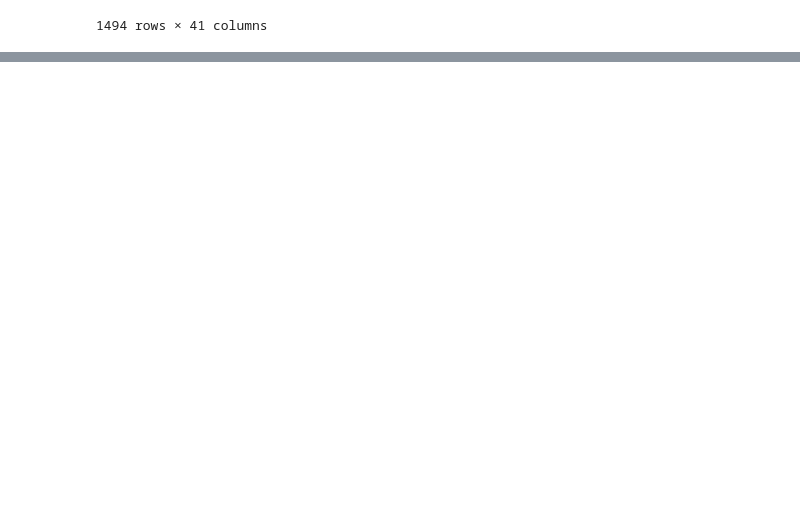
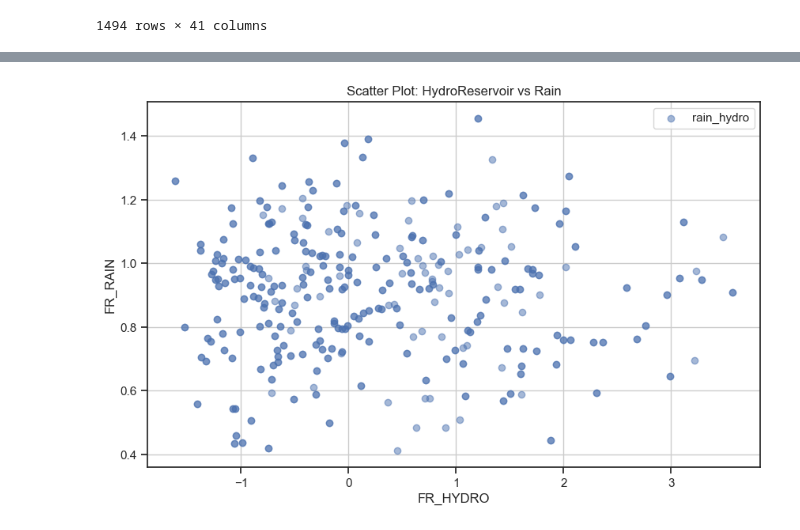
Before and after one commit to alexandra-pricop/EnsembleLearning, a Jupyter notebook: EDA_2.ipynb, the cells around one changed output, grey strips where cells are left out. Saved outputs shown, nothing was run; the diff lists cells and outputs as text; code cells hidden in the pictures; blank space fills up the shorter version.

```diff
--- a/EDA_2.ipynb
+++ b/EDA_2.ipynb
@@ -165,0 +207,14 @@ plt.show()
+# %%
+plt.figure(figsize=(10, 6))
+
+# Scatter plot for FR_RAIN
+plt.scatter(x_train_imputed['FR_HYDRO'], x_train_imputed['FR_RAIN']**(1/6), label='rain_hydro', alpha=0.5)
+
+plt.xlabel('FR_HYDRO')
+plt.ylabel('FR_RAIN')
+plt.title('Scatter Plot: HydroReservoir vs Rain')
+plt.legend()
+plt.grid(True)
+plt.show()
+# %% [output]
+[figure, added]
```
Also changed, not shown: parts of 17 cells of this notebook.
